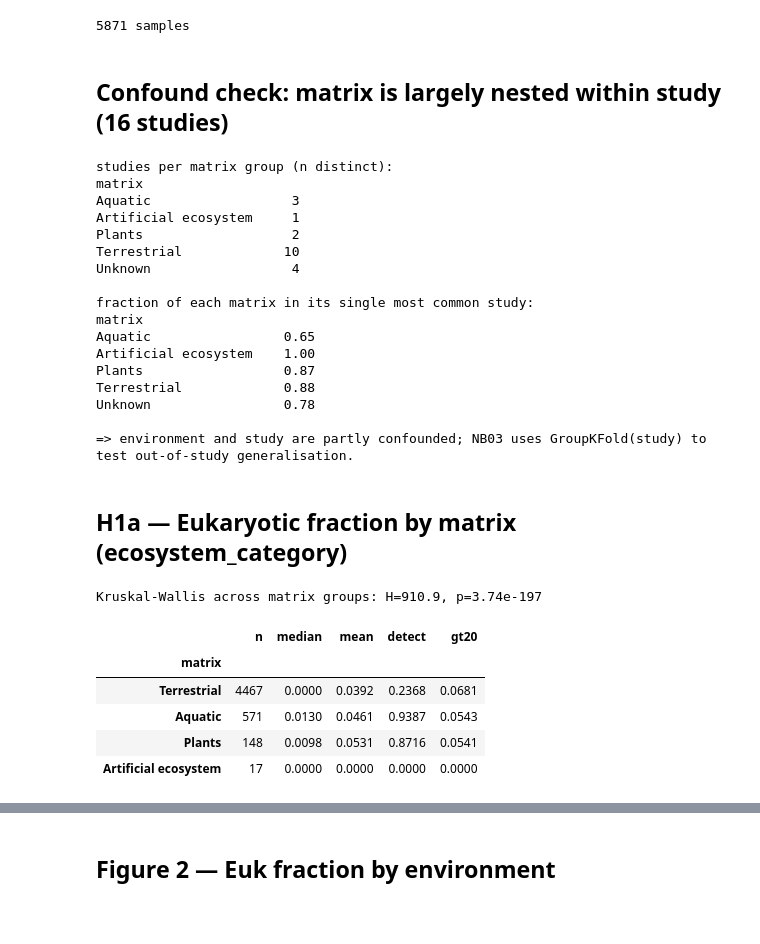
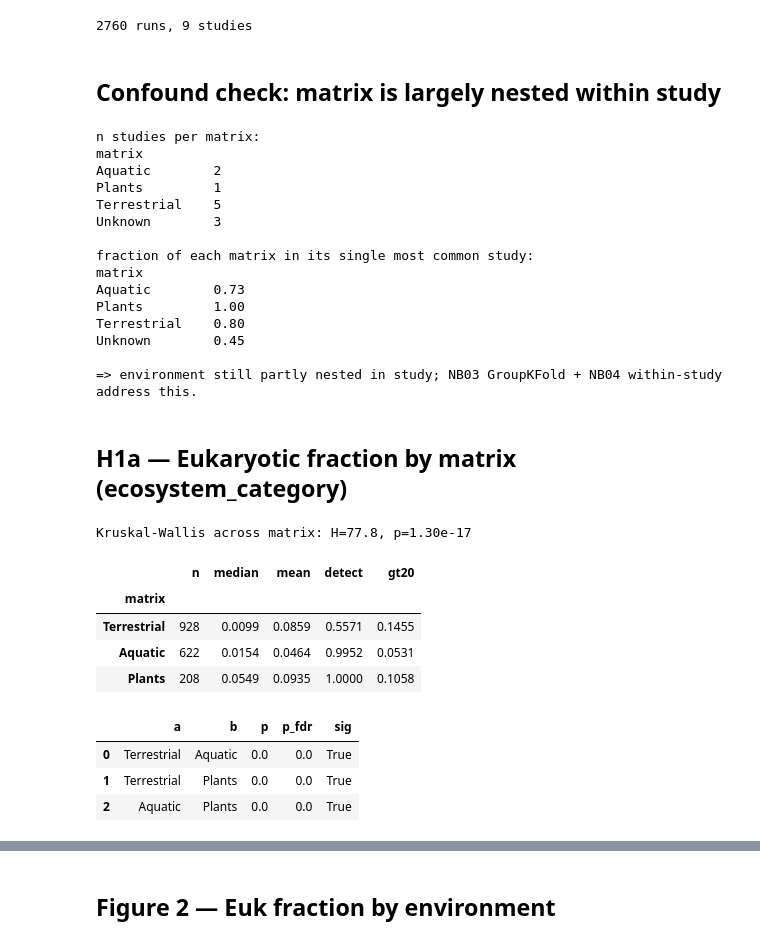
Before and after one commit to beril-doe/BERIL-research-observatory, a Jupyter notebook: projects/euk_in_prok_correlates/notebooks/02_univariate_tests.ipynb, the cells around one changed output, grey strips where cells are left out. Cells and saved outputs as stored; diff of their text form; code cells hidden in the pictures; blank space fills up the shorter version.

```diff
--- a/projects/euk_in_prok_correlates/notebooks/02_univariate_tests.ipynb
+++ b/projects/euk_in_prok_correlates/notebooks/02_univariate_tests.ipynb
@@ -7,59 +8,61 @@ All p-values on the primary response `gott_euk_frac`. Non-parametric throughout
 # %%
-import pandas as pd, numpy as np, matplotlib.pyplot as plt
+import pandas as pd, numpy as np, matplotlib.pyplot as plt, itertools
 from pathlib import Path
 from scipy import stats
 from statsmodels.stats.multitest import multipletests
 DATA=Path('../data'); FIG=Path('../figures')
 plt.rcParams.update({'figure.dpi':110,'savefig.bbox':'tight','axes.grid':True,'grid.alpha':.3})
-df = pd.read_csv(DATA/'analysis_clean.csv')
-print(len(df),'samples')
+df=pd.read_csv(DATA/'analysis_clean.csv'); print(len(df),'runs,',df.study_id.nunique(),'studies')
 # %% [output]
-5871 samples
+2760 runs, 9 studies
 # %% [markdown]
-## Confound check: matrix is largely nested within study (16 studies)
+## Confound check: matrix is largely nested within study
 # %%
-ct = pd.crosstab(df['matrix'], df['study_id'])
-print('studies per matrix group (n distinct):')
-print((ct>0).sum(axis=1).to_string())
-# entropy-ish: how concentrated is each matrix in a single study
-conc = ct.div(ct.sum(axis=1),axis=0).max(axis=1).round(2)
-print('\nfraction of each matrix in its single most common study:')
-print(conc.to_string())
-print('\n=> environment and study are partly confounded; NB03 uses GroupKFold(study) to test out-of-study generalisation.')
+ct=pd.crosstab(df['matrix'],df['study_id'])
+print('n studies per matrix:'); print((ct>0).sum(axis=1).to_string())
+conc=ct.div(ct.sum(axis=1),axis=0).max(axis=1).round(2)
+print('\nfraction of each matrix in its single most common study:'); print(conc.to_string())
+print('\n=> environment still partly nested in study; NB03 GroupKFold + NB04 within-study address this.')
 # %% [output]
-studies per matrix group (n distinct):
+n studies per matrix:
 matrix
-Aquatic                  3
-Artificial ecosystem     1
-Plants                   2
-Terrestrial             10
-Unknown                  4
+Aquatic        2
+Plants         1
+Terrestrial    5
+Unknown        3
 
 fraction of each matrix in its single most common study:
 matrix
-Aquatic                 0.65
-Artificial ecosystem    1.00
-Plants                  0.87
-Terrestrial             0.88
-Unknown                 0.78
+Aquatic        0.73
+Plants         1.00
+Terrestrial    0.80
+Unknown        0.45
 
-=> environment and study are partly confounded; NB03 uses GroupKFold(study) to test out-of-study generalisation.
+=> environment still partly nested in study; NB03 GroupKFold + NB04 within-study address this.
 # %% [markdown]
 ## H1a — Eukaryotic fraction by matrix (ecosystem_category)
 # %%
-groups = ['Terrestrial','Aquatic','Plants','Artificial ecosystem']
-df_m = df[df['matrix'].isin(groups)].copy()
-samples = [df_m.loc[df_m.matrix==g,'gott_euk_frac'].values for g in groups]
-H,p = stats.kruskal(*samples)
-print(f'Kruskal-Wallis across matrix groups: H={H:.1f}, p={p:.2e}')
-summ = df_m.groupby('matrix')['gott_euk_frac'].agg(n='size', median='median', mean='mean',
-        detect=lambda s:(s>0).mean(), gt20=lambda s:(s>0.2).mean()).round(4).reindex(groups)
+groups=[g for g in ['Terrestrial','Aquatic','Plants','Artificial ecosystem'] if (df['matrix']==g).sum()>=10]
+dm=df[df['matrix'].isin(groups)].copy()
+H,p=stats.kruskal(*[dm.loc[dm.matrix==g,'gott_euk_frac'] for g in groups])
+print(f'Kruskal-Wallis across matrix: H={H:.1f}, p={p:.2e}')
+summ=dm.groupby('matrix')['gott_euk_frac'].agg(n='size',median='median',mean='mean',
+     detect=lambda s:(s>0).mean(),gt20=lambda s:(s>0.2).mean()).round(4).reindex(groups)
 display(summ)
+rows=[]
+for a,b in itertools.combinations(groups,2):
+    u,pp=stats.mannwhitneyu(dm.loc[dm.matrix==a,'gott_euk_frac'],dm.loc[dm.matrix==b,'gott_euk_frac'])
+    rows.append((a,b,pp))
+pw=pd.DataFrame(rows,columns=['a','b','p']); pw['p_fdr']=multipletests(pw['p'],method='fdr_bh')[1]
+pw['sig']=pw['p_fdr']<0.05; display(pw.round(4)); pw.to_csv(DATA/'h1a_pairwise_matrix.csv',index=False)
 # %% [output]
-Kruskal-Wallis across matrix groups: H=910.9, p=3.74e-197
+Kruskal-Wallis across matrix: H=77.8, p=1.30e-17
 |  | n | median | mean | detect | gt20 |
 | matrix |  |  |  |  |  |
-| Terrestrial | 4467 | 0.0000 | 0.0392 | 0.2368 | 0.0681 |
-| Aquatic | 571 | 0.0130 | 0.0461 | 0.9387 | 0.0543 |
-| Plants | 148 | 0.0098 | 0.0531 | 0.8716 | 0.0541 |
-| Artificial ecosystem | 17 | 0.0000 | 0.0000 | 0.0000 | 0.0000 |
+| Terrestrial | 928 | 0.0099 | 0.0859 | 0.5571 | 0.1455 |
+| Aquatic | 622 | 0.0154 | 0.0464 | 0.9952 | 0.0531 |
+| Plants | 208 | 0.0549 | 0.0935 | 1.0000 | 0.1058 |
+|  | a | b | p | p_fdr | sig |
+| 0 | Terrestrial | Aquatic | 0.0 | 0.0 | True |
+| 1 | Terrestrial | Plants | 0.0 | 0.0 | True |
+| 2 | Aquatic | Plants | 0.0 | 0.0 | True |
```
Also changed, not shown: parts of 12 cells of this notebook, 14 other files.
